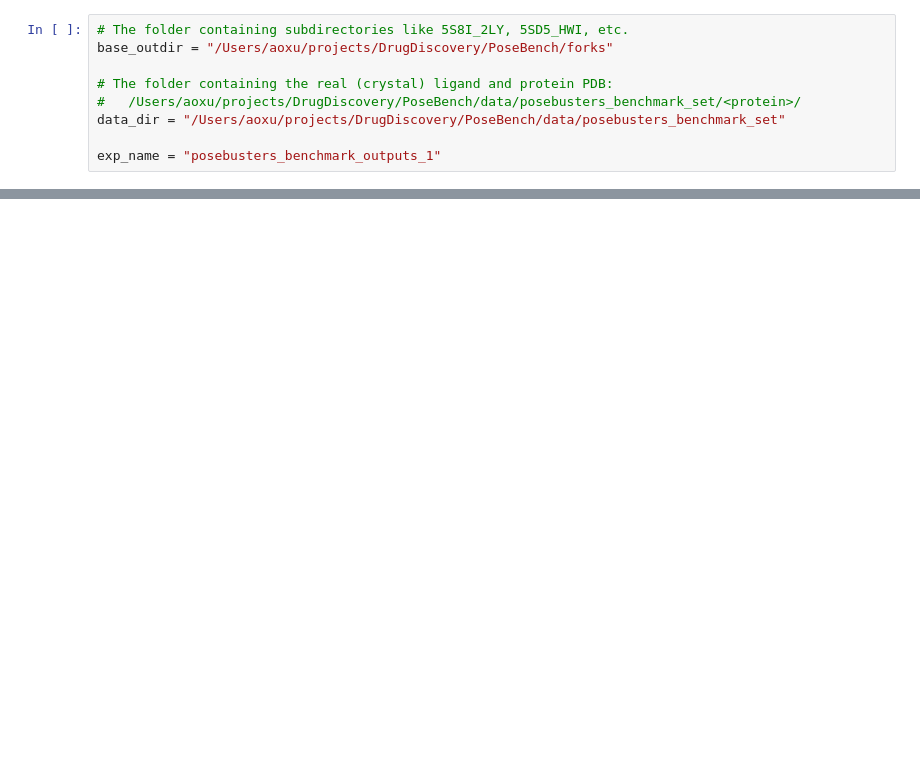
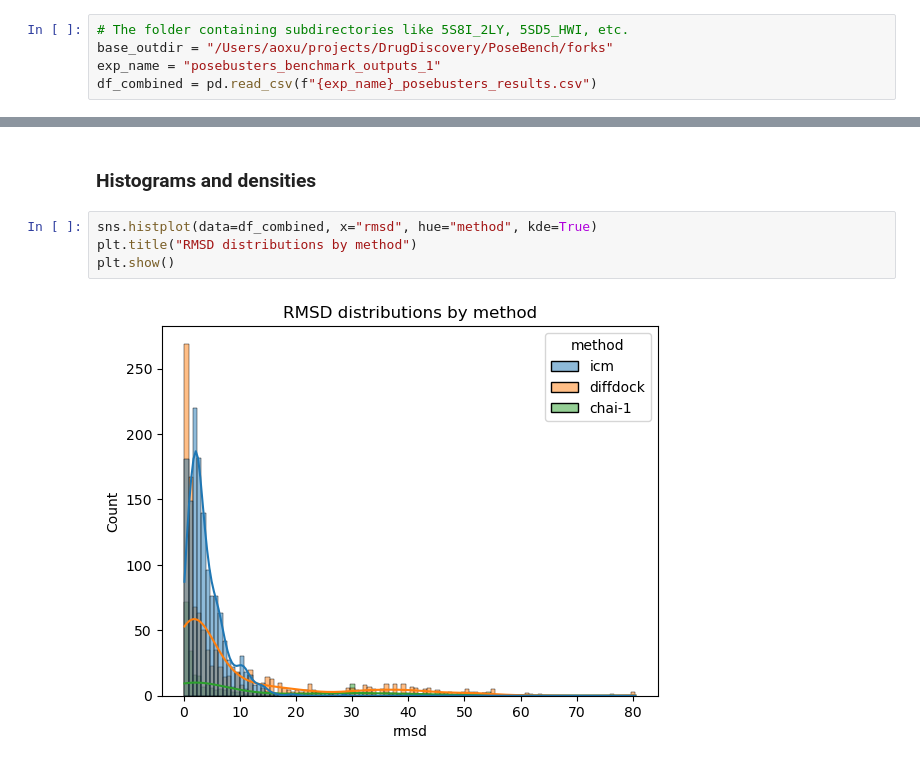
Before and after one commit to AaronXu9/PoseBench, a Jupyter notebook: notebooks/comparative_analysis.ipynb, the cells around one changed output, grey strips where cells are left out. Drawn from its saved outputs; the diff is of its cells as text; blank space fills up the shorter version.

```diff
--- a/notebooks/comparative_analysis.ipynb
+++ b/notebooks/comparative_analysis.ipynb
@@ -96,9 +159,5 @@ def run_posebusters_for_approach(
 # %%
 # The folder containing subdirectories like 5S8I_2LY, 5SD5_HWI, etc.
 base_outdir = "/Users/aoxu/projects/DrugDiscovery/PoseBench/forks"
-
-# The folder containing the real (crystal) ligand and protein PDB:
-#   /Users/aoxu/projects/DrugDiscovery/PoseBench/data/posebusters_benchmark_set/<protein>/
-data_dir = "/Users/aoxu/projects/DrugDiscovery/PoseBench/data/posebusters_benchmark_set"
-
 exp_name = "posebusters_benchmark_outputs_1"
+df_combined = pd.read_csv(f"{exp_name}_posebusters_results.csv")
@@ -154,0 +217,8 @@ df_all.to_csv("/path/to/all_methods_bust_results.csv", index=False)
+# %% [markdown]
+### Histograms and densities
+# %%
+sns.histplot(data=df_combined, x="rmsd", hue="method", kde=True)
+plt.title("RMSD distributions by method")
+plt.show()
+# %% [output]
+[figure, added]
```
Also changed, not shown: parts of 39 cells of this notebook, 3 other files.
